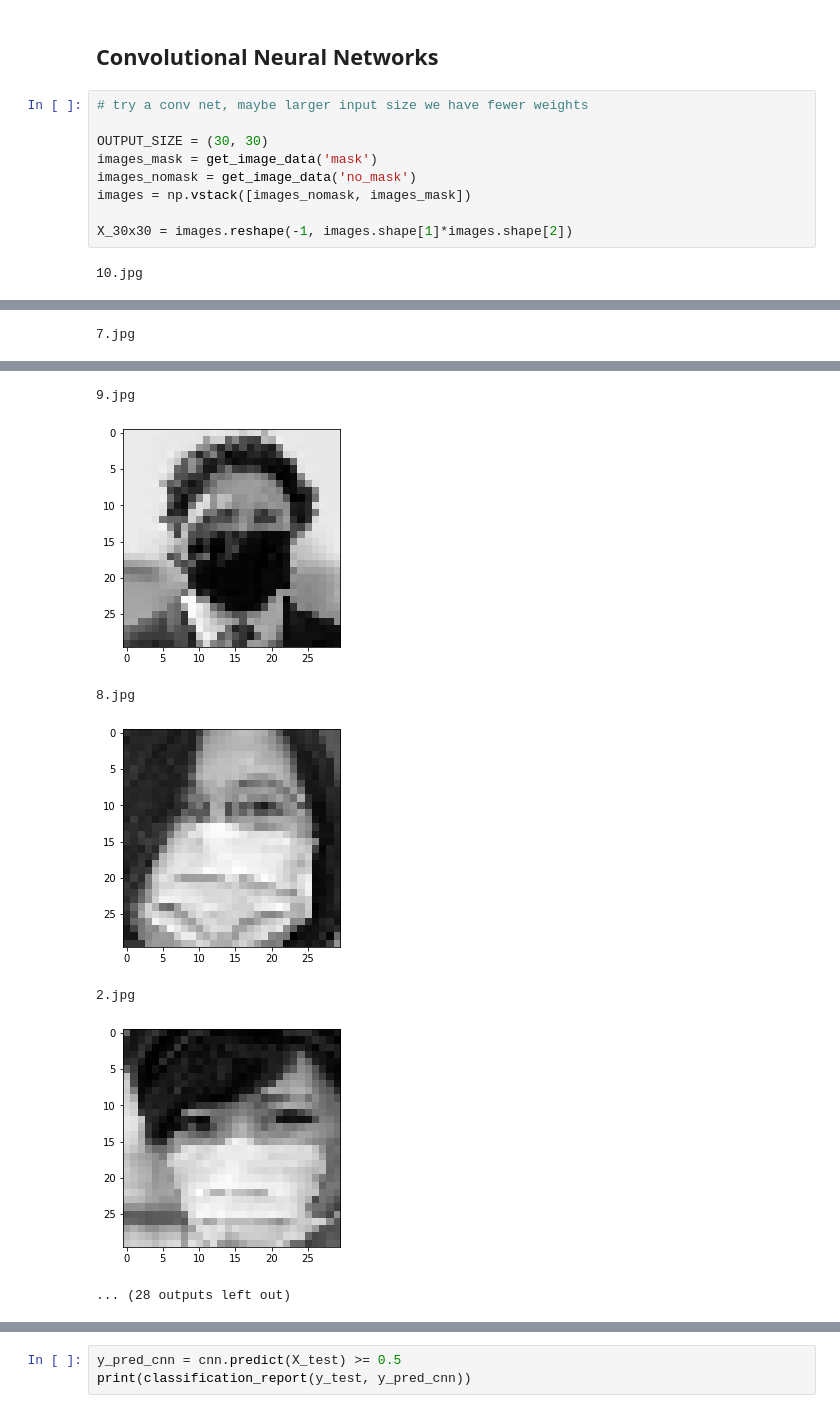
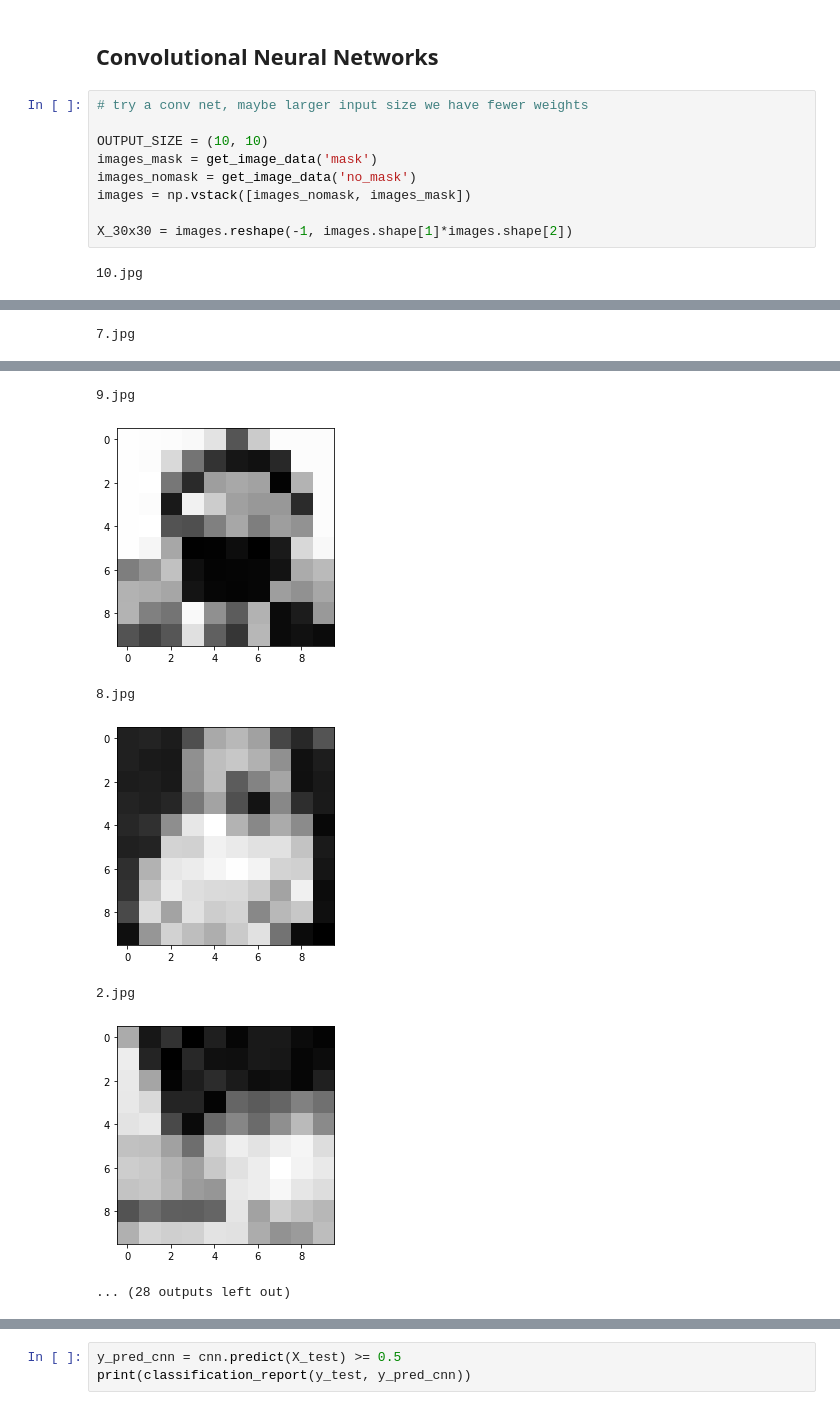
Before and after one commit to lisaong/stackup-workshops, a Jupyter notebook: mask-or-not/mask_or_not.ipynb, the cells around one changed output, grey strips where cells are left out. Drawn from its saved outputs; the diff is of its cells as text.

```diff
--- a/mask-or-not/mask_or_not.ipynb
+++ b/mask-or-not/mask_or_not.ipynb
@@ -339,7 +339,7 @@ weighted avg       0.80      0.60      0.57         5
 # %%
 # try a conv net, maybe larger input size we have fewer weights
 
-OUTPUT_SIZE = (30, 30)
+OUTPUT_SIZE = (10, 10)
 images_mask = get_image_data('mask')
 images_nomask = get_image_data('no_mask')
 images = np.vstack([images_nomask, images_mask])
@@ -355,9 +355,9 @@ X_30x30 = images.reshape(-1, images.shape[1]*images.shape[2])
 9.jpg
-[figure, old version]
+[figure, new version]
 8.jpg
-[figure, old version]
+[figure, new version]
 2.jpg
-[figure, old version]
+[figure, new version]
 ... (28 outputs left out)
 # %%
 scaler1 = StandardScaler()
```
Also changed, not shown: parts of 8 cells of this notebook.
